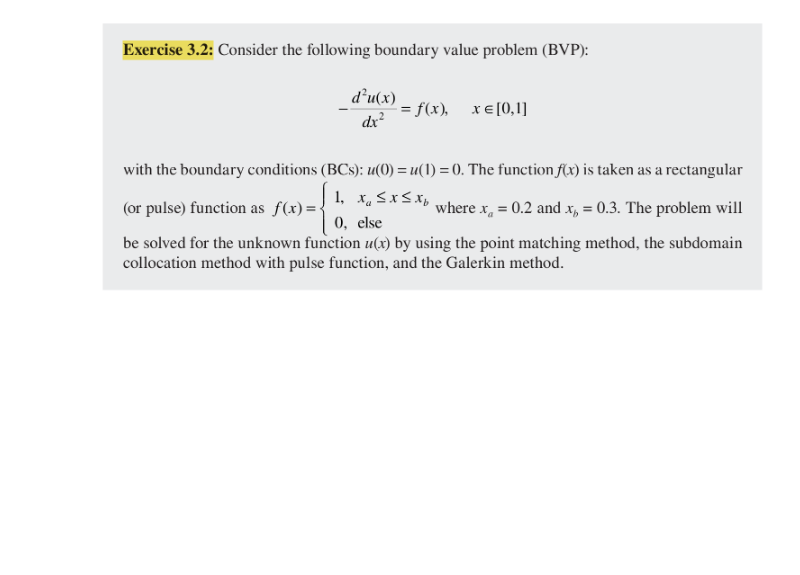
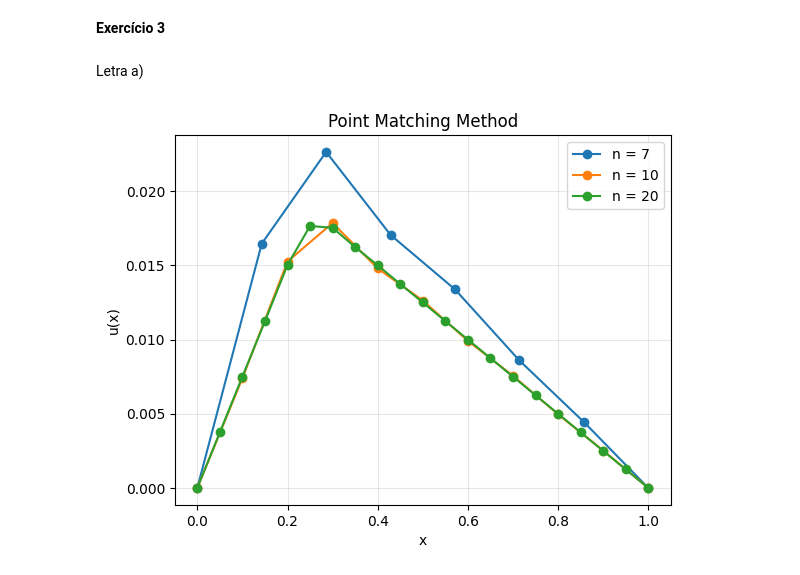
Before and after one commit to andrefsr/Metodo-Elementos-Finitos, a Jupyter notebook: Lista 1/Exercicio 3.ipynb, the cells around one changed output. Saved outputs shown, nothing was run; the diff lists cells and outputs as text; code cells hidden in the pictures; blank space fills up the shorter version.

```diff
--- a/Lista 1/Exercicio 3.ipynb
+++ b/Lista 1/Exercicio 3.ipynb
@@ -1,5 +1,5 @@
-# %% [markdown]
-![image.png](attachment:image.png)
+# %% [markdown]
+**Exercício 3**
 # %%
 import numpy as np
 import matplotlib.pyplot as plt
@@ -5,0 +7,46 @@ import matplotlib.pyplot as plt
+# %% [markdown]
+Letra a)
+# %%
+n = [7,10,20]
+da = 0
+db = 1
+xa = 0.2
+xb = 0.3
+
+def f(xm,xa,xb):
+    if (xm <= xb) & (xm >= xa): return 1
+    else: return 0
+
+plt.figure()
+plt.grid(alpha=0.3)
+plt.xlabel('x')
+plt.ylabel('u(x)')
+
+U = []
+
+for j in range(3):
+    delta = (db-da)/n[j]
+    x = np.linspace(da,db,n[j]+1)
+    xm = np.linspace(da+delta/2, db-delta/2, n[j])
+    A = np.zeros((n[j],n[j]))
+    b = np.zeros(n[j])
+
+    for i in range(n[j]):
+        b[i] = f(xm[i],xa,xb)
+        for k in range(n[j]):
+            A[i,k] = ((k + 1) * np.pi)**2 * np.sin((k + 1) * np.pi * xm[i])
+
+    alpha = np.linalg.solve(A,b)
+
+    u = np.zeros(n[j]+1)
+    for i in range(1,n[j]+1):
+        u[i] = np.sum(alpha * np.sin(np.arange(1,n[j]+1)* np.pi *x[i]))
+
+    plt.plot(x,u,'o',ls='-',label=f'n = {n[j]}')
+    U.append(u.copy())
+
+plt.title('Point Matching Method')
+plt.legend()
+plt.show()
+# %% [output]
+[figure, added]
```
Also changed, not shown: parts of 6 cells of this notebook.
